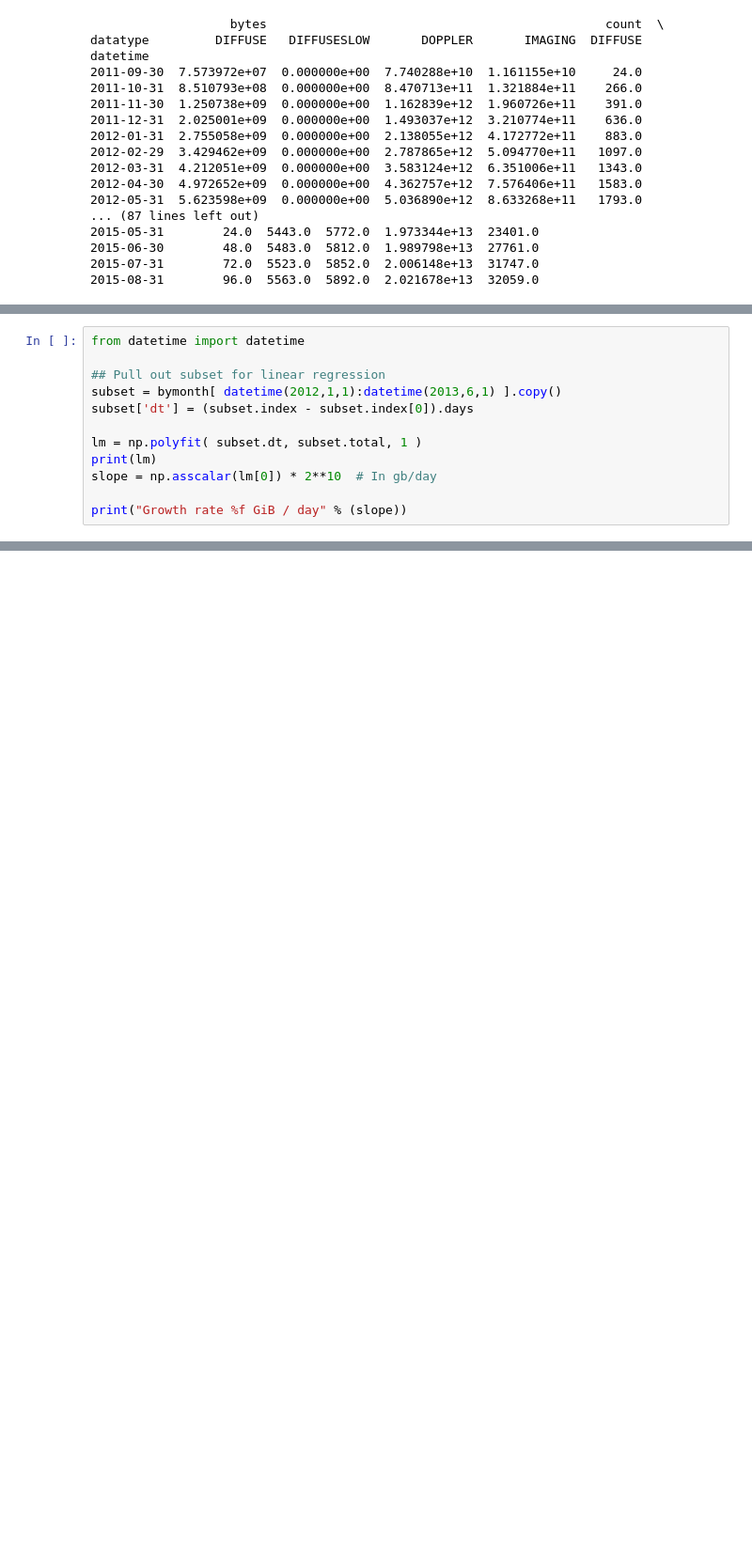
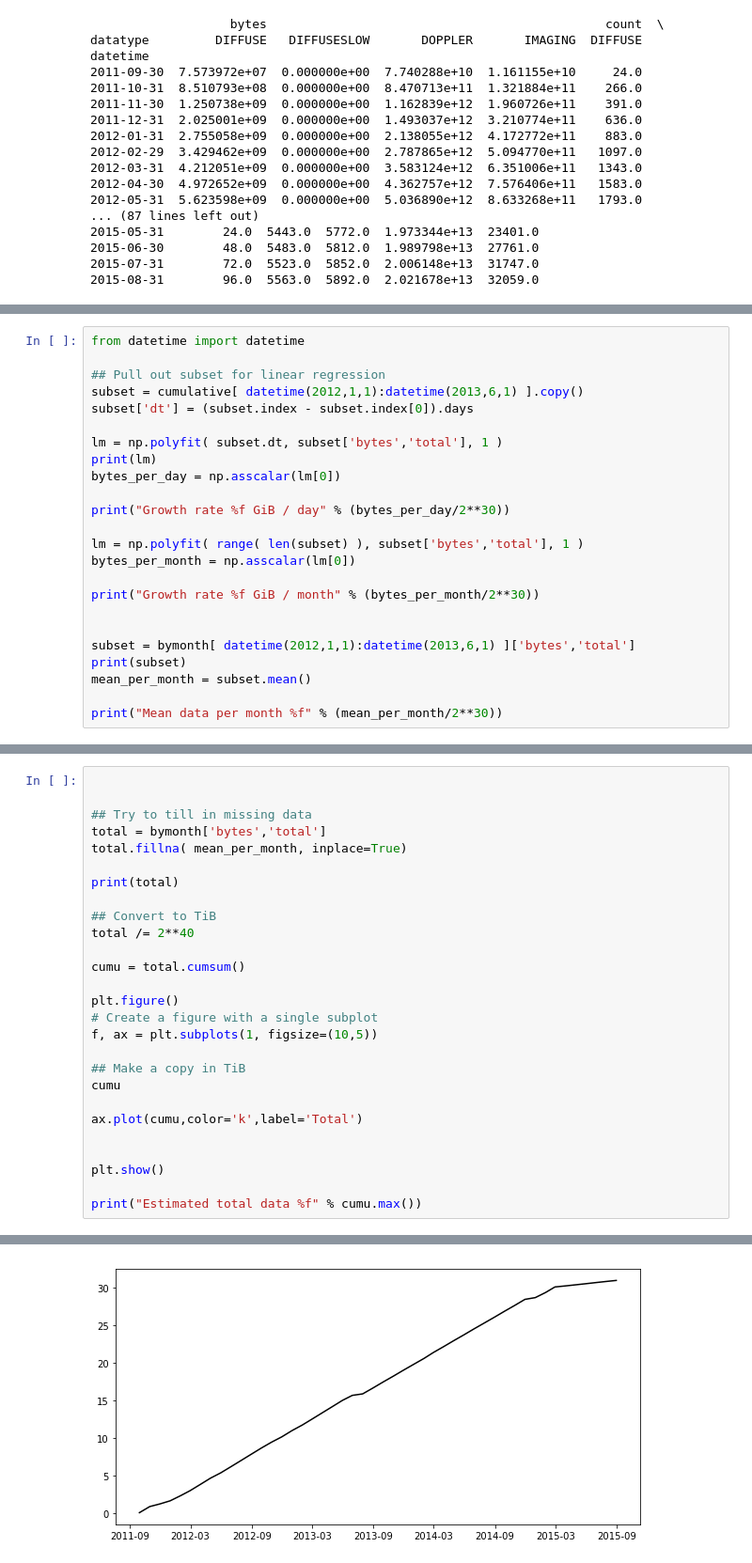
Before and after one commit to COVIS-Sonar/data-storage-analysis, a Jupyter notebook: Raw Archive Size Analysis.ipynb, the cells around one changed output, grey strips where cells are left out. Shown at 94% size. Cells and saved outputs as stored; diff of their text form; blank space fills up the shorter version.

Commit message:
Updated raw data size analysis.

```diff
--- a/Raw Archive Size Analysis.ipynb
+++ b/Raw Archive Size Analysis.ipynb
@@ -220,12 +201,24 @@ IMAGING
 from datetime import datetime
 
 ## Pull out subset for linear regression
-subset = bymonth[ datetime(2012,1,1):datetime(2013,6,1) ].copy()
+subset = cumulative[ datetime(2012,1,1):datetime(2013,6,1) ].copy()
 subset['dt'] = (subset.index - subset.index[0]).days
 
-lm = np.polyfit( subset.dt, subset.total, 1 )
+lm = np.polyfit( subset.dt, subset['bytes','total'], 1 )
 print(lm)
-slope = np.asscalar(lm[0]) * 2**10  # In gb/day
+bytes_per_day = np.asscalar(lm[0])
 
-print("Growth rate %f GiB / day" % (slope))
+print("Growth rate %f GiB / day" % (bytes_per_day/2**30))
+
+lm = np.polyfit( range( len(subset) ), subset['bytes','total'], 1 )
+bytes_per_month = np.asscalar(lm[0])
+
+print("Growth rate %f GiB / month" % (bytes_per_month/2**30))
+
+
+subset = bymonth[ datetime(2012,1,1):datetime(2013,6,1) ]['bytes','total']
+print(subset)
+mean_per_month = subset.mean()
+
+print("Mean data per month %f" % (mean_per_month/2**30))
 # %% [output]
@@ -233,0 +242,28 @@ Growth rate 26.657062 GiB / day
+# %%
+
+
+## Try to till in missing data
+total = bymonth['bytes','total']
+total.fillna( mean_per_month, inplace=True)
+
+print(total)
+
+## Convert to TiB
+total /= 2**40
+
+cumu = total.cumsum()
+
+plt.figure()
+# Create a figure with a single subplot
+f, ax = plt.subplots(1, figsize=(10,5))
+
+## Make a copy in TiB
+cumu
+
+ax.plot(cumu,color='k',label='Total')
+
+
+plt.show()
+
+print("Estimated total data %f" % cumu.max())
+# %% [output]
@@ -233,0 +288 @@ Growth rate 26.657062 GiB / day
+[figure, added]
```
Also changed, not shown: parts of 4 cells of this notebook.
